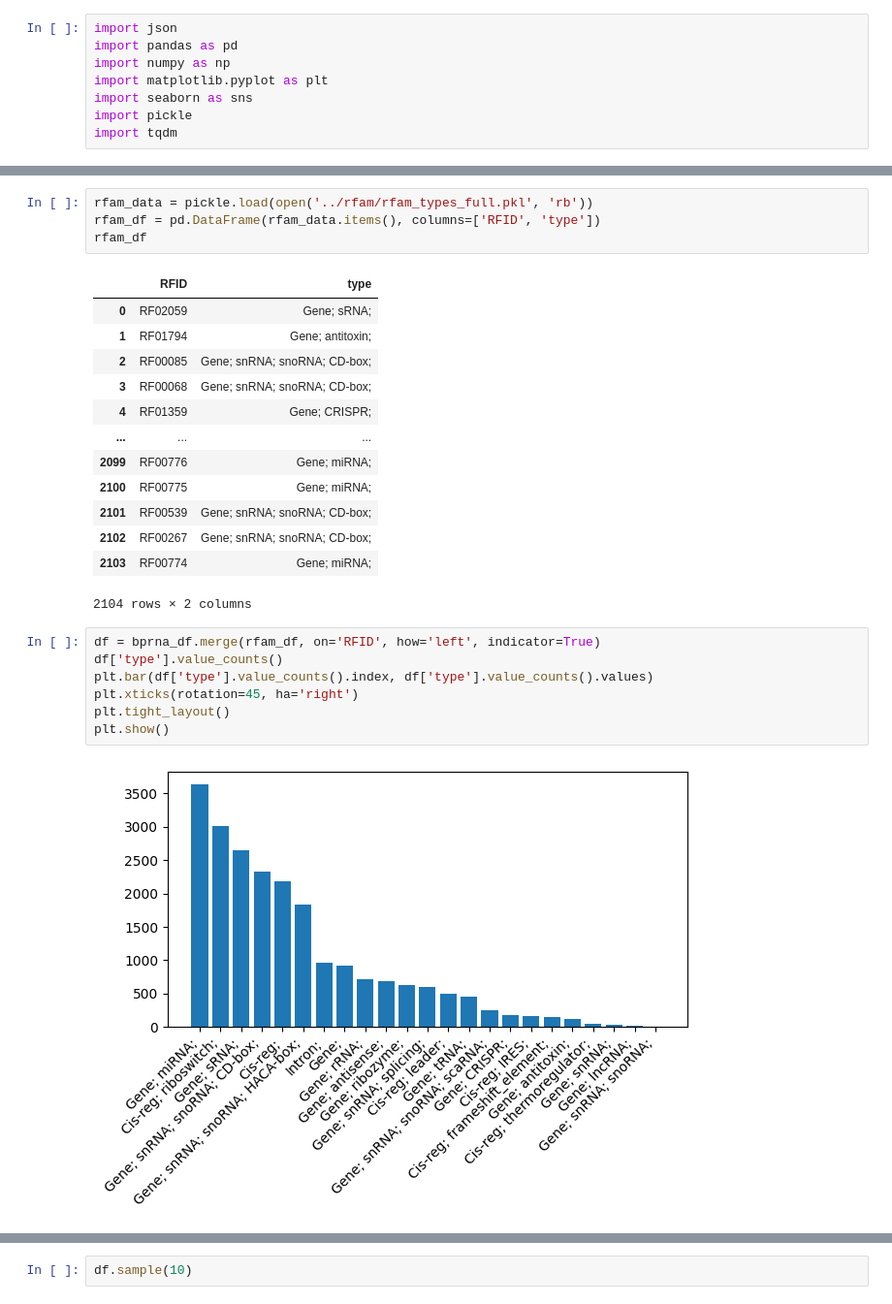
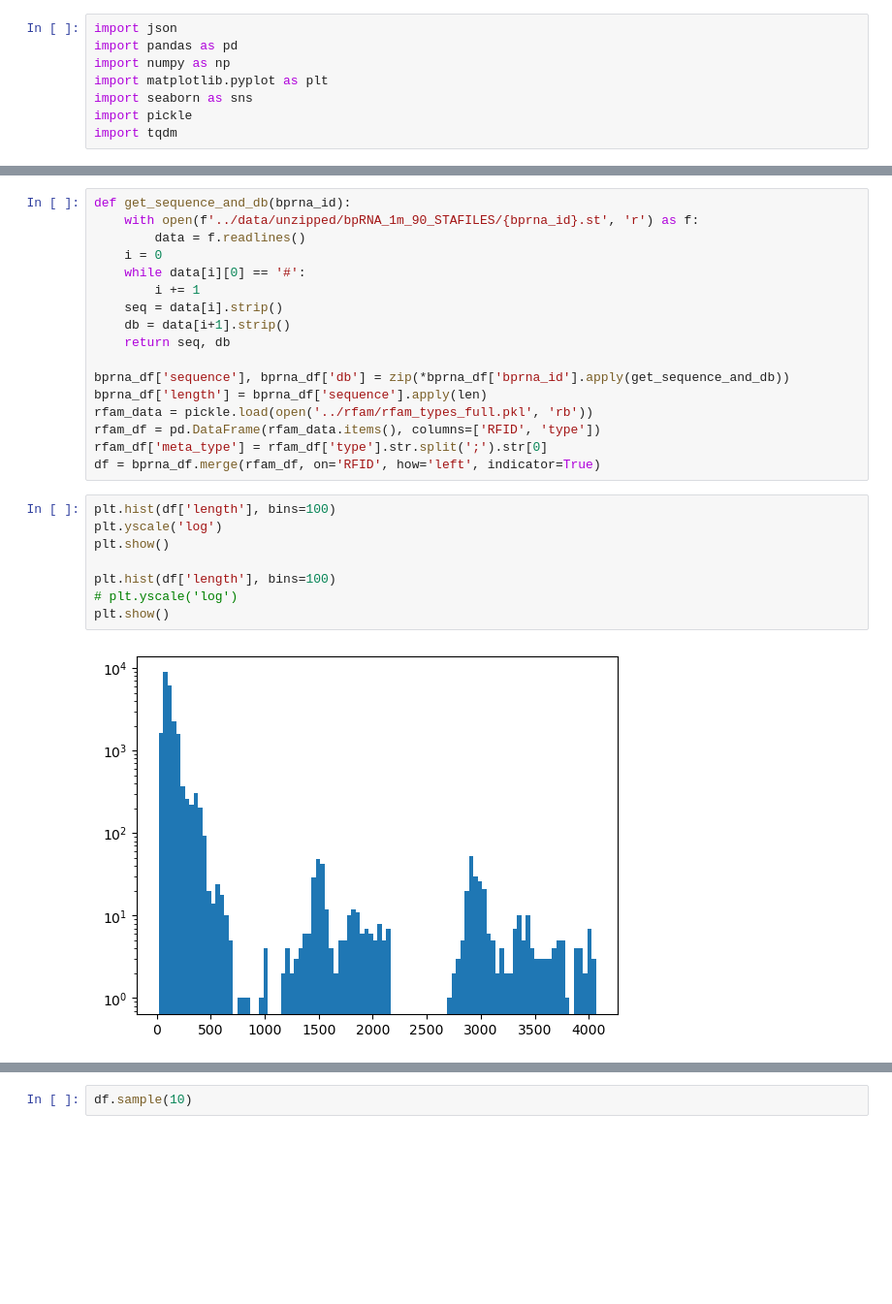
Before and after one commit to Neopoleon/ribozyme, a Jupyter notebook: notebooks/label_analysis.ipynb, the cells around one changed output, grey strips where cells are left out. Shown at 97% size. Cells and saved outputs as stored; diff of their text form; blank space fills up the shorter version.

Commit message:
analyze length and type distributions

```diff
--- a/notebooks/label_analysis.ipynb
+++ b/notebooks/label_analysis.ipynb
@@ -30,27 +22,27 @@ bprna_df.head()
-# %%
-rfam_data = pickle.load(open('../rfam/rfam_types_full.pkl', 'rb'))
-rfam_df = pd.DataFrame(rfam_data.items(), columns=['RFID', 'type'])
-rfam_df
-# %% [output]
-|  | RFID | type |
-| 0 | RF02059 | Gene; sRNA; |
-| 1 | RF01794 | Gene; antitoxin; |
-| 2 | RF00085 | Gene; snRNA; snoRNA; CD-box; |
-| 3 | RF00068 | Gene; snRNA; snoRNA; CD-box; |
-| 4 | RF01359 | Gene; CRISPR; |
-| ... | ... | ... |
-| 2099 | RF00776 | Gene; miRNA; |
-| 2100 | RF00775 | Gene; miRNA; |
-| 2101 | RF00539 | Gene; snRNA; snoRNA; CD-box; |
-| 2102 | RF00267 | Gene; snRNA; snoRNA; CD-box; |
-| 2103 | RF00774 | Gene; miRNA; |
-2104 rows × 2 columns
-# %%
-df = bprna_df.merge(rfam_df, on='RFID', how='left', indicator=True)
-df['type'].value_counts()
-plt.bar(df['type'].value_counts().index, df['type'].value_counts().values)
-plt.xticks(rotation=45, ha='right')
-plt.tight_layout()
-plt.show()
-# %% [output]
-[figure, removed]
+# %%
+def get_sequence_and_db(bprna_id):
+    with open(f'../data/unzipped/bpRNA_1m_90_STAFILES/{bprna_id}.st', 'r') as f:
+        data = f.readlines()
+    i = 0
+    while data[i][0] == '#':
+        i += 1
+    seq = data[i].strip()
+    db = data[i+1].strip()
+    return seq, db
+
+bprna_df['sequence'], bprna_df['db'] = zip(*bprna_df['bprna_id'].apply(get_sequence_and_db))
+bprna_df['length'] = bprna_df['sequence'].apply(len)
+rfam_data = pickle.load(open('../rfam/rfam_types_full.pkl', 'rb'))
+rfam_df = pd.DataFrame(rfam_data.items(), columns=['RFID', 'type'])
+rfam_df['meta_type'] = rfam_df['type'].str.split(';').str[0]
+df = bprna_df.merge(rfam_df, on='RFID', how='left', indicator=True)
+# %%
+plt.hist(df['length'], bins=100)
+plt.yscale('log')
+plt.show()
+
+plt.hist(df['length'], bins=100)
+# plt.yscale('log')
+plt.show()
+# %% [output]
+[figure, added]
```
Also changed, not shown: parts of 5 cells of this notebook.
